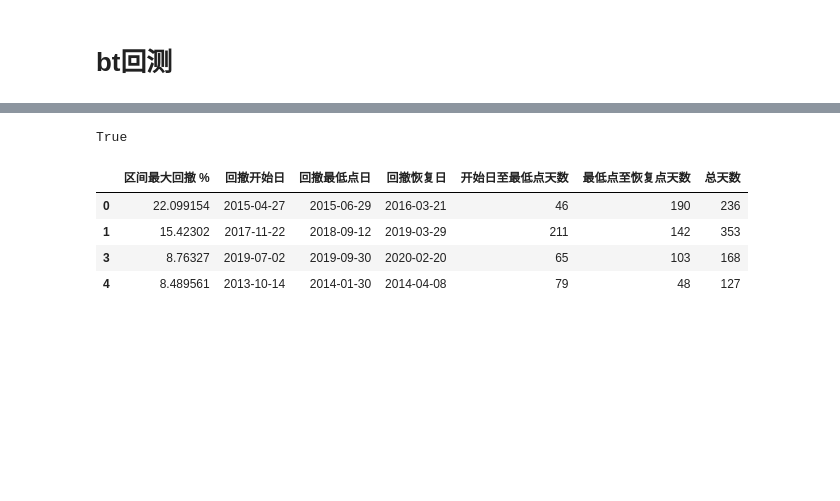
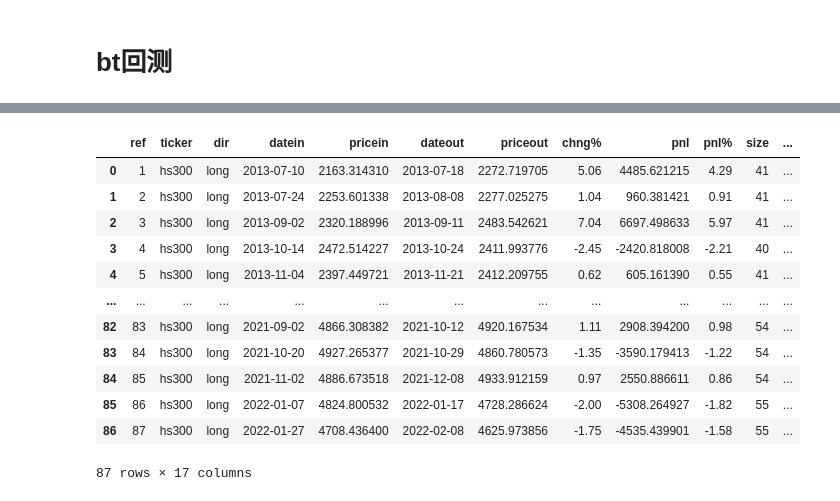
Before and after one commit to hugo2046/QuantsPlaybook, a Jupyter notebook: C-择时类/特征分布建模择时/特征分布择时.ipynb, the cells around one changed output, grey strips where cells are left out. Drawn from its saved outputs; the diff is of its cells as text; code cells hidden in the pictures; blank space fills up the shorter version.

```diff
--- a/C-择时类/特征分布建模择时/特征分布择时.ipynb
+++ b/C-择时类/特征分布建模择时/特征分布择时.ipynb
@@ -241,12 +249,0 @@ drawdown_table
-# %%
-isinstance(recovery_date,pd.Timestamp)
-# %% [output]
-True
-# %%
-not_active
-# %% [output]
-|  | 区间最大回撤 % | 回撤开始日 | 回撤最低点日 | 回撤恢复日 | 开始日至最低点天数 | 最低点至恢复点天数 | 总天数 |
-| 0 | 22.099154 | 2015-04-27 | 2015-06-29 | 2016-03-21 | 46 | 190 | 236 |
-| 1 | 15.42302 | 2017-11-22 | 2018-09-12 | 2019-03-29 | 211 | 142 | 353 |
-| 3 | 8.76327 | 2019-07-02 | 2019-09-30 | 2020-02-20 | 65 | 103 | 168 |
-| 4 | 8.489561 | 2013-10-14 | 2014-01-30 | 2014-04-08 | 79 | 48 | 127 |
@@ -436,0 +250,19 @@ plot_cumulative_returns(align_ser,align_benchmark)
+# %%
+test_df = pd.DataFrame(bt_result.result[0].analyzers.tradelist.get_analysis())
+test_df["pnl%"] /= 100
+# %%
+test_df
+# %% [output]
+|  | ref | ticker | dir | datein | pricein | dateout | priceout | chng% | pnl | pnl% | size | ... |
+| 0 | 1 | hs300 | long | 2013-07-10 | 2163.314310 | 2013-07-18 | 2272.719705 | 5.06 | 4485.621215 | 4.29 | 41 | ... |
+| 1 | 2 | hs300 | long | 2013-07-24 | 2253.601338 | 2013-08-08 | 2277.025275 | 1.04 | 960.381421 | 0.91 | 41 | ... |
+| 2 | 3 | hs300 | long | 2013-09-02 | 2320.188996 | 2013-09-11 | 2483.542621 | 7.04 | 6697.498633 | 5.97 | 41 | ... |
+| 3 | 4 | hs300 | long | 2013-10-14 | 2472.514227 | 2013-10-24 | 2411.993776 | -2.45 | -2420.818008 | -2.21 | 40 | ... |
+| 4 | 5 | hs300 | long | 2013-11-04 | 2397.449721 | 2013-11-21 | 2412.209755 | 0.62 | 605.161390 | 0.55 | 41 | ... |
+| ... | ... | ... | ... | ... | ... | ... | ... | ... | ... | ... | ... | ... |
+| 82 | 83 | hs300 | long | 2021-09-02 | 4866.308382 | 2021-10-12 | 4920.167534 | 1.11 | 2908.394200 | 0.98 | 54 | ... |
+| 83 | 84 | hs300 | long | 2021-10-20 | 4927.265377 | 2021-10-29 | 4860.780573 | -1.35 | -3590.179413 | -1.22 | 54 | ... |
+| 84 | 85 | hs300 | long | 2021-11-02 | 4886.673518 | 2021-12-08 | 4933.912159 | 0.97 | 2550.886611 | 0.86 | 54 | ... |
+| 85 | 86 | hs300 | long | 2022-01-07 | 4824.800532 | 2022-01-17 | 4728.286624 | -2.00 | -5308.264927 | -1.82 | 55 | ... |
+| 86 | 87 | hs300 | long | 2022-01-27 | 4708.436400 | 2022-02-08 | 4625.973856 | -1.75 | -4535.439901 | -1.58 | 55 | ... |
+87 rows × 17 columns
```
Also changed, not shown: parts of 19 cells of this notebook, 4 other files.
